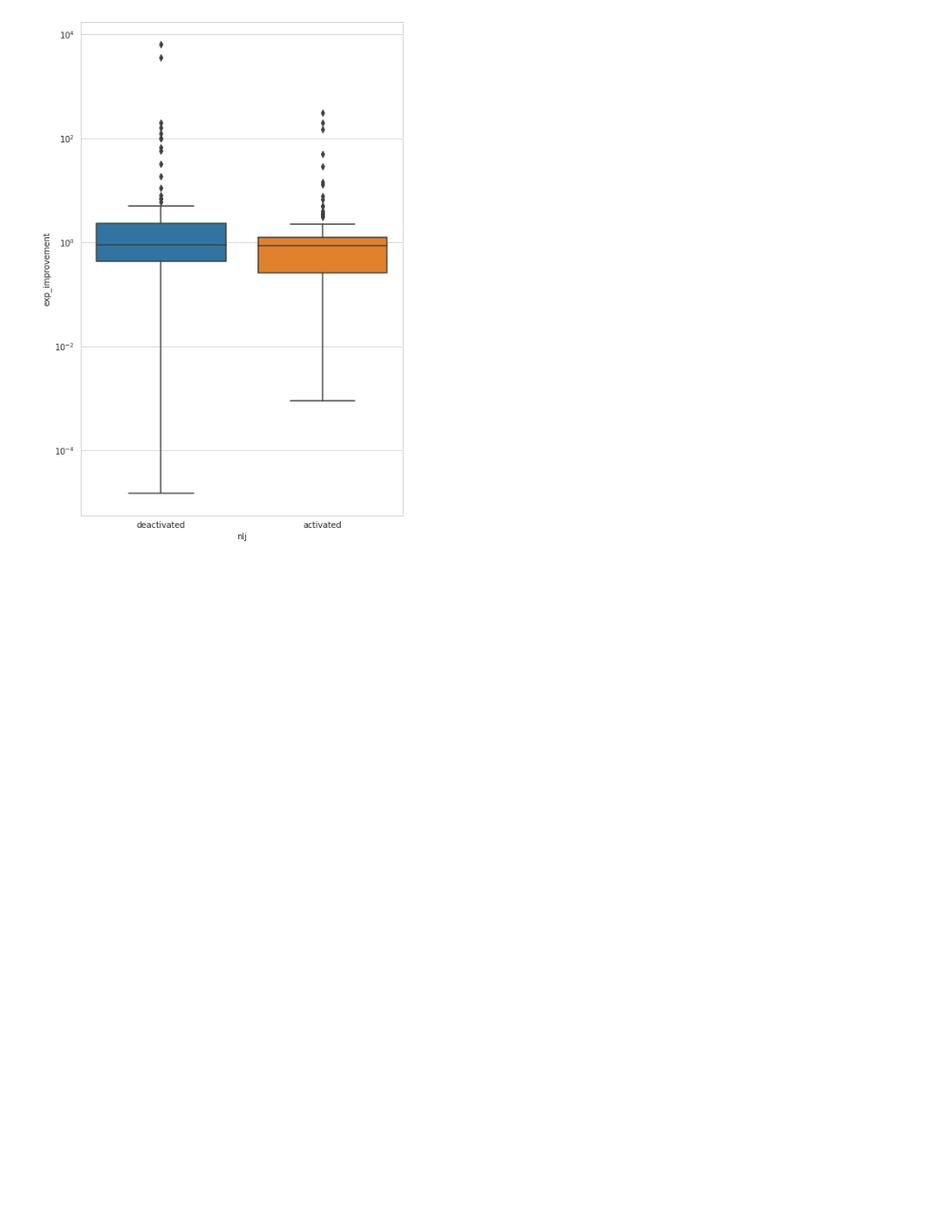
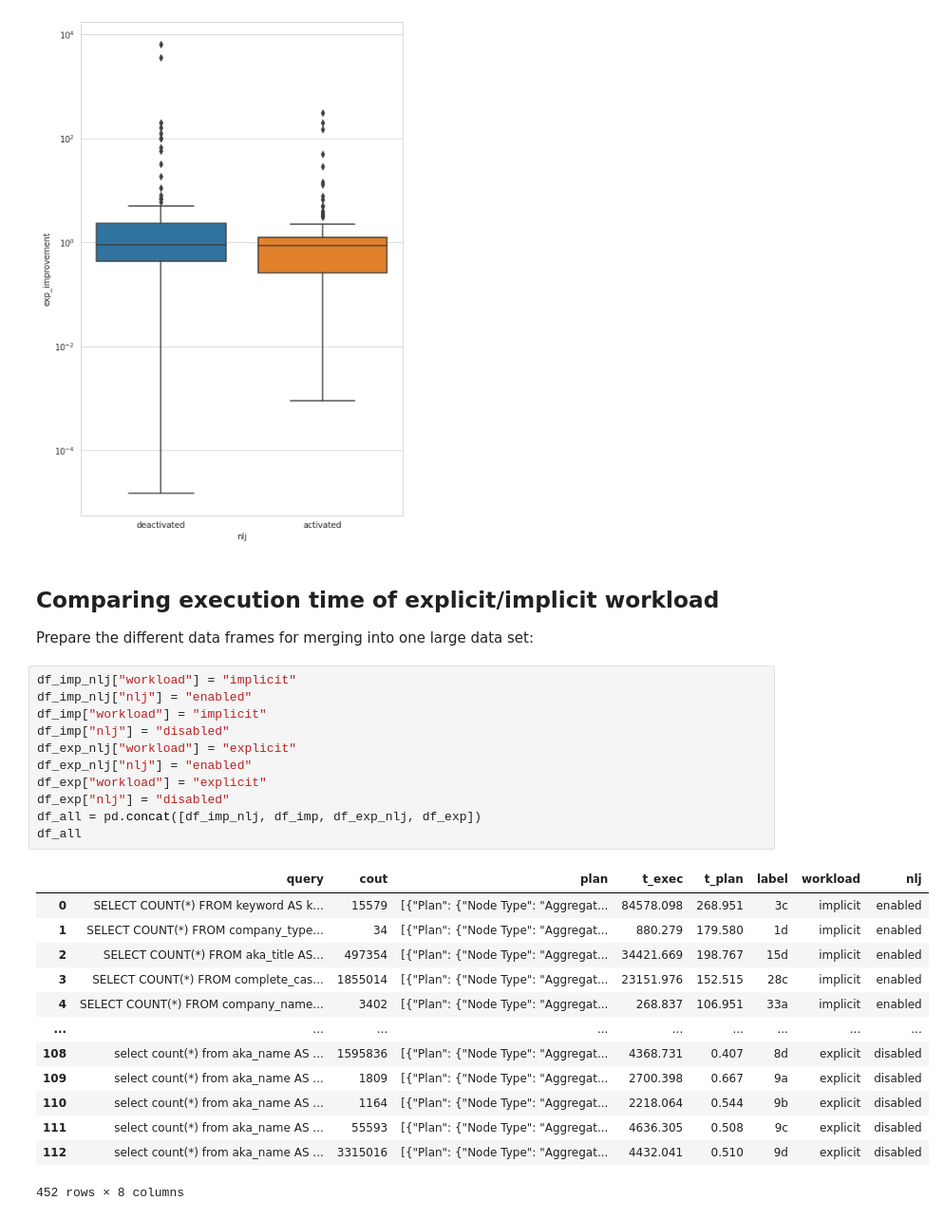
Before and after one commit to rbergm/aft, a Jupyter notebook: ues/Workload-Evalutation.ipynb, the cells around one changed output. Shown: that part at 95% size. Saved outputs shown, nothing was run; the diff lists cells and outputs as text; blank space fills up the shorter version.

```diff
--- a/ues/Workload-Evalutation.ipynb
+++ b/ues/Workload-Evalutation.ipynb
@@ -149,3 +149,32 @@ g = sns.boxplot(data=df_impexp_comb, y="exp_improvement", x="nlj", ax=ax)
 g.set_yscale("log")
 # %% [output]
 [figure]
+# %% [markdown]
+## Comparing execution time of explicit/implicit workload
+
+Prepare the different data frames for merging into one large data set:
+# %%
+df_imp_nlj["workload"] = "implicit"
+df_imp_nlj["nlj"] = "enabled"
+df_imp["workload"] = "implicit"
+df_imp["nlj"] = "disabled"
+df_exp_nlj["workload"] = "explicit"
+df_exp_nlj["nlj"] = "enabled"
+df_exp["workload"] = "explicit"
+df_exp["nlj"] = "disabled"
+df_all = pd.concat([df_imp_nlj, df_imp, df_exp_nlj, df_exp])
+df_all
+# %% [output]
+|  | query | cout | plan | t_exec | t_plan | label | workload | nlj |
+| 0 | SELECT COUNT(*) FROM keyword AS k... | 15579 | [{"Plan": {"Node Type": "Aggregat... | 84578.098 | 268.951 | 3c | implicit | enabled |
+| 1 | SELECT COUNT(*) FROM company_type... | 34 | [{"Plan": {"Node Type": "Aggregat... | 880.279 | 179.580 | 1d | implicit | enabled |
+| 2 | SELECT COUNT(*) FROM aka_title AS... | 497354 | [{"Plan": {"Node Type": "Aggregat... | 34421.669 | 198.767 | 15d | implicit | enabled |
+| 3 | SELECT COUNT(*) FROM complete_cas... | 1855014 | [{"Plan": {"Node Type": "Aggregat... | 23151.976 | 152.515 | 28c | implicit | enabled |
+| 4 | SELECT COUNT(*) FROM company_name... | 3402 | [{"Plan": {"Node Type": "Aggregat... | 268.837 | 106.951 | 33a | implicit | enabled |
+| ... | ... | ... | ... | ... | ... | ... | ... | ... |
+| 108 | select count(*) from aka_name AS ... | 1595836 | [{"Plan": {"Node Type": "Aggregat... | 4368.731 | 0.407 | 8d | explicit | disabled |
+| 109 | select count(*) from aka_name AS ... | 1809 | [{"Plan": {"Node Type": "Aggregat... | 2700.398 | 0.667 | 9a | explicit | disabled |
+| 110 | select count(*) from aka_name AS ... | 1164 | [{"Plan": {"Node Type": "Aggregat... | 2218.064 | 0.544 | 9b | explicit | disabled |
+| 111 | select count(*) from aka_name AS ... | 55593 | [{"Plan": {"Node Type": "Aggregat... | 4636.305 | 0.508 | 9c | explicit | disabled |
+| 112 | select count(*) from aka_name AS ... | 3315016 | [{"Plan": {"Node Type": "Aggregat... | 4432.041 | 0.510 | 9d | explicit | disabled |
+452 rows × 8 columns
```
Also changed, not shown: parts of 2 cells of this notebook.
